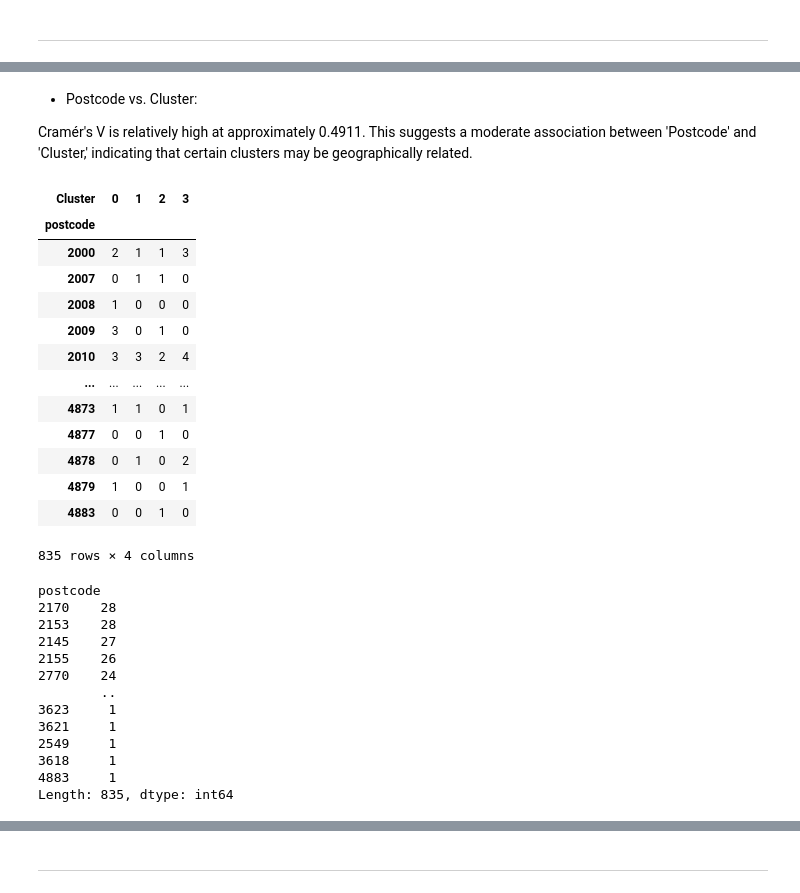
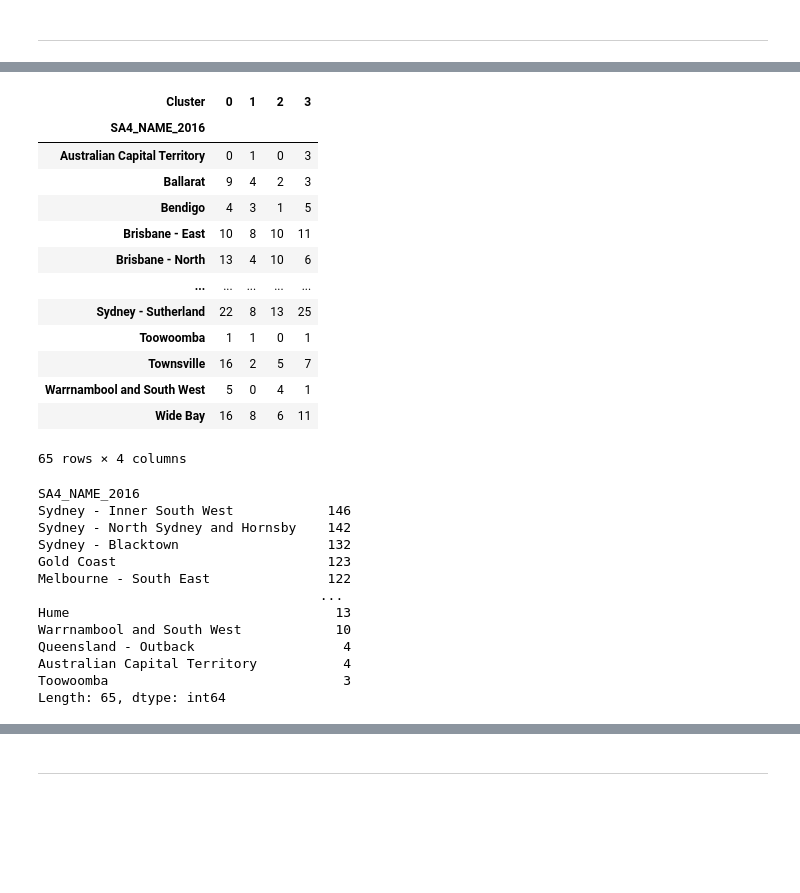
Before and after one commit to omkarpawar1430/KPMG-Virtual-Internship, a Jupyter notebook: Module 2/3_classification_task.ipynb, the cells around one changed output, grey strips where cells are left out. Drawn from its saved outputs; the diff is of its cells as text; code cells hidden in the pictures; blank space fills up the shorter version.

```diff
--- a/Module 2/3_classification_task.ipynb
+++ b/Module 2/3_classification_task.ipynb
@@ -363,41 +362,37 @@ Cramér's V for SA4_NAME_2016 vs. Cluster: 0.13401498685385535
-# %% [markdown]
-- Postcode vs. Cluster:
-
-Cramér's V is relatively high at approximately 0.4911. This suggests a moderate association between 'Postcode' and 'Cluster,' indicating that certain clusters may be geographically related.
 # %%
-pd.crosstab(df['postcode'], df['Cluster'])
+pd.crosstab(df['SA4_NAME_2016'], df['Cluster'])
 # %% [output]
 | Cluster | 0 | 1 | 2 | 3 |
-| postcode |  |  |  |  |
-| 2000 | 2 | 1 | 1 | 3 |
-| 2007 | 0 | 1 | 1 | 0 |
-| 2008 | 1 | 0 | 0 | 0 |
-| 2009 | 3 | 0 | 1 | 0 |
-| 2010 | 3 | 3 | 2 | 4 |
+| SA4_NAME_2016 |  |  |  |  |
+| Australian Capital Territory | 0 | 1 | 0 | 3 |
+| Ballarat | 9 | 4 | 2 | 3 |
+| Bendigo | 4 | 3 | 1 | 5 |
+| Brisbane - East | 10 | 8 | 10 | 11 |
+| Brisbane - North | 13 | 4 | 10 | 6 |
 | ... | ... | ... | ... | ... |
-| 4873 | 1 | 1 | 0 | 1 |
-| 4877 | 0 | 0 | 1 | 0 |
-| 4878 | 0 | 1 | 0 | 2 |
-| 4879 | 1 | 0 | 0 | 1 |
-| 4883 | 0 | 0 | 1 | 0 |
+| Sydney - Sutherland | 22 | 8 | 13 | 25 |
+| Toowoomba | 1 | 1 | 0 | 1 |
+| Townsville | 16 | 2 | 5 | 7 |
+| Warrnambool and South West | 5 | 0 | 4 | 1 |
+| Wide Bay | 16 | 8 | 6 | 11 |
-835 rows × 4 columns
+65 rows × 4 columns
 # %%
-cross_tab_result = pd.crosstab(df['postcode'], df['Cluster'])
+cross_tab_result = pd.crosstab(df['SA4_NAME_2016'], df['Cluster'])
 cross_tab_result_sorted = cross_tab_result.sum(axis=1).sort_values(ascending=False)
 print(cross_tab_result_sorted)
 # %% [output]
-postcode
-2170    28
-2153    28
-2145    27
-2155    26
-2770    24
-        ..
-3623     1
-3621     1
-2549     1
-3618     1
-4883     1
-Length: 835, dtype: int64
+SA4_NAME_2016
+Sydney - Inner South West            146
+Sydney - North Sydney and Hornsby    142
+Sydney - Blacktown                   132
+Gold Coast                           123
+Melbourne - South East               122
+                                    ...
+Hume                                  13
+Warrnambool and South West            10
+Queensland - Outback                   4
+Australian Capital Territory           4
+Toowoomba                              3
+Length: 65, dtype: int64
 # %%
 # for cluster 2
```
Also changed, not shown: parts of 16 cells of this notebook.
